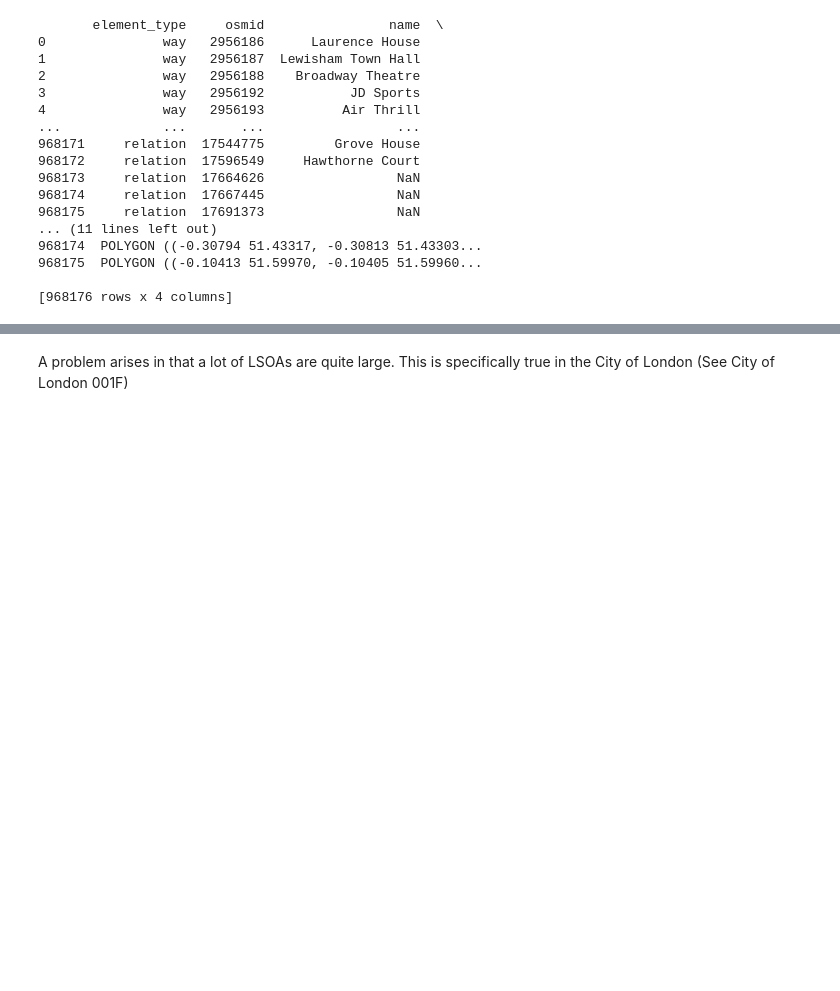
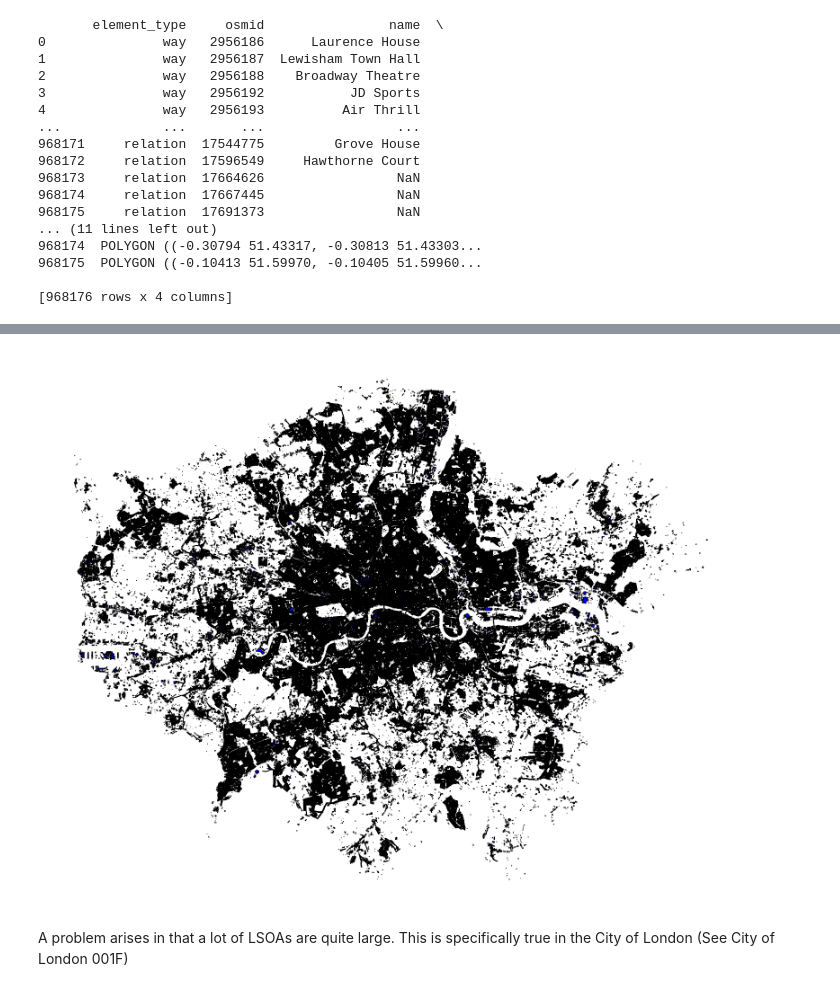
Before and after one commit to grolls23/MScDissertation, a Jupyter notebook: OvertureTest.ipynb, the cells around one changed output, grey strips where cells are left out. Cells and saved outputs as stored; diff of their text form; code cells hidden in the pictures; blank space fills up the shorter version.

```diff
--- a/OvertureTest.ipynb
+++ b/OvertureTest.ipynb
@@ -453,4 +471,14 @@ plt.show()
 [figure]
+# %%
+#Get all London
+
+# Plot OSM buildings
+fig, ax = plt.subplots(figsize=(20, 20))
+building_footprints_combined.plot(ax=ax, legend=True, color='blue', edgecolor='black')
+ax.set_axis_off()
+plt.show()
+# %% [output]
+[figure, added]
 # %% [markdown]
 A problem arises in that a lot of LSOAs are quite large. This is specifically true in the City of London (See City of London 001F)
 # %% [markdown]
```
Also changed, not shown: parts of 4 cells of this notebook, 5 other files.
